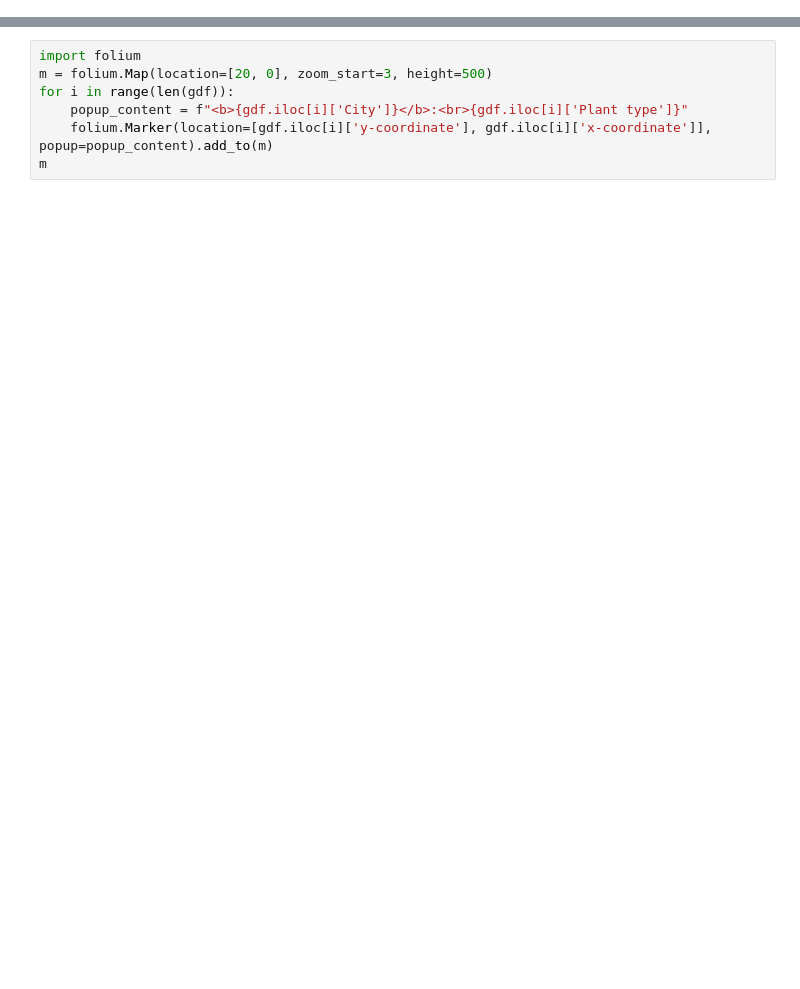
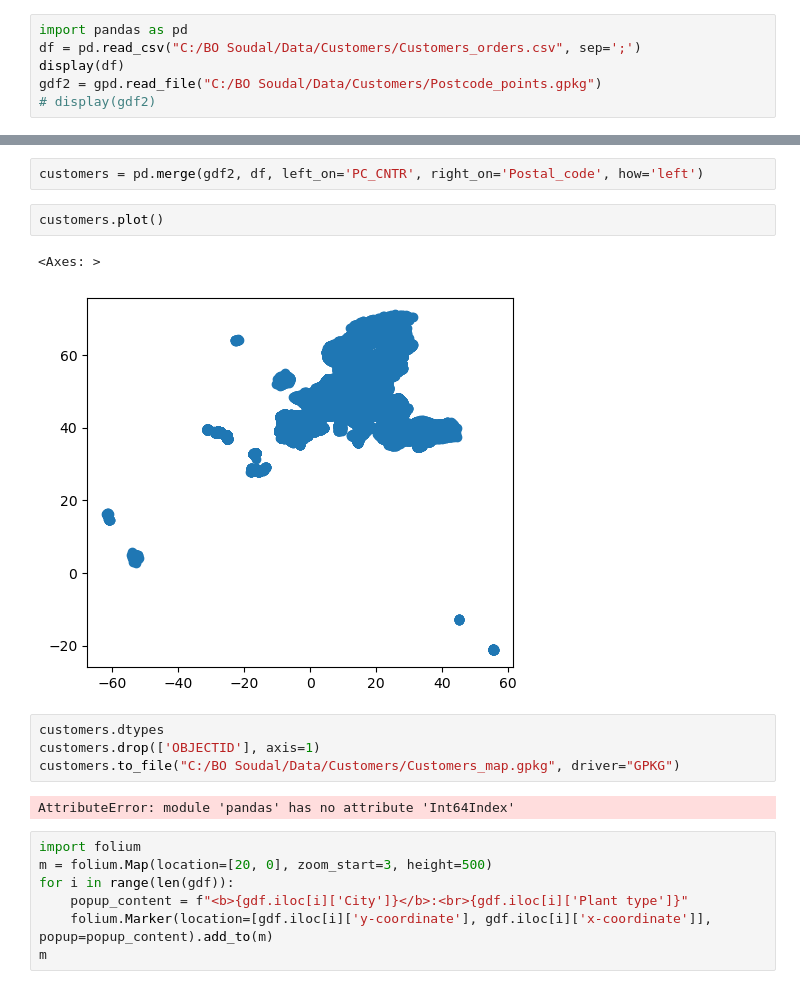
Before and after one commit to Michieldb02/BOSoudal-script, a Jupyter notebook: BOSoudal.ipynb, the cells around one changed output, grey strips where cells are left out. Drawn from its saved outputs; the diff is of its cells as text; blank space fills up the shorter version.

```diff
--- a/BOSoudal.ipynb
+++ b/BOSoudal.ipynb
@@ -18,3 +18,9 @@ display(gdf)
 | 8 | 9 | Slovenia | Srpenica | Producing plant | 5224 | 5224 | 13.5166732 | 46.28409136 | ... |
 | 9 | 10 | Spain | Alovera | Producing plant | 19208 | 1900 | -3.243162431 | 40.57675934 | ... |
 | 10 | 12 | Turkey | Tuzla, Istanbul | Producing plant | 34956 | 34956 | 29.36691489 | 40.8858807 | ... |
+# %%
+import pandas as pd
+df = pd.read_csv("C:/BO Soudal/Data/Customers/Customers_orders.csv", sep=';')
+display(df)
+gdf2 = gpd.read_file("C:/BO Soudal/Data/Customers/Postcode_points.gpkg")
+# display(gdf2)
@@ -21,3 +42,16 @@ display(gdf)
+# %%
+customers = pd.merge(gdf2, df, left_on='PC_CNTR', right_on='Postal_code', how='left')
+# %%
+customers.plot()
+# %% [output]
+<Axes: >
+[figure, added]
+# %%
+customers.dtypes
+customers.drop(['OBJECTID'], axis=1)
+customers.to_file("C:/BO Soudal/Data/Customers/Customers_map.gpkg", driver="GPKG")
+# %% [output]
+AttributeError: module 'pandas' has no attribute 'Int64Index'
 # %%
 import folium
 m = folium.Map(location=[20, 0], zoom_start=3, height=500)
```
Also changed, not shown: parts of 1 cell of this notebook.
